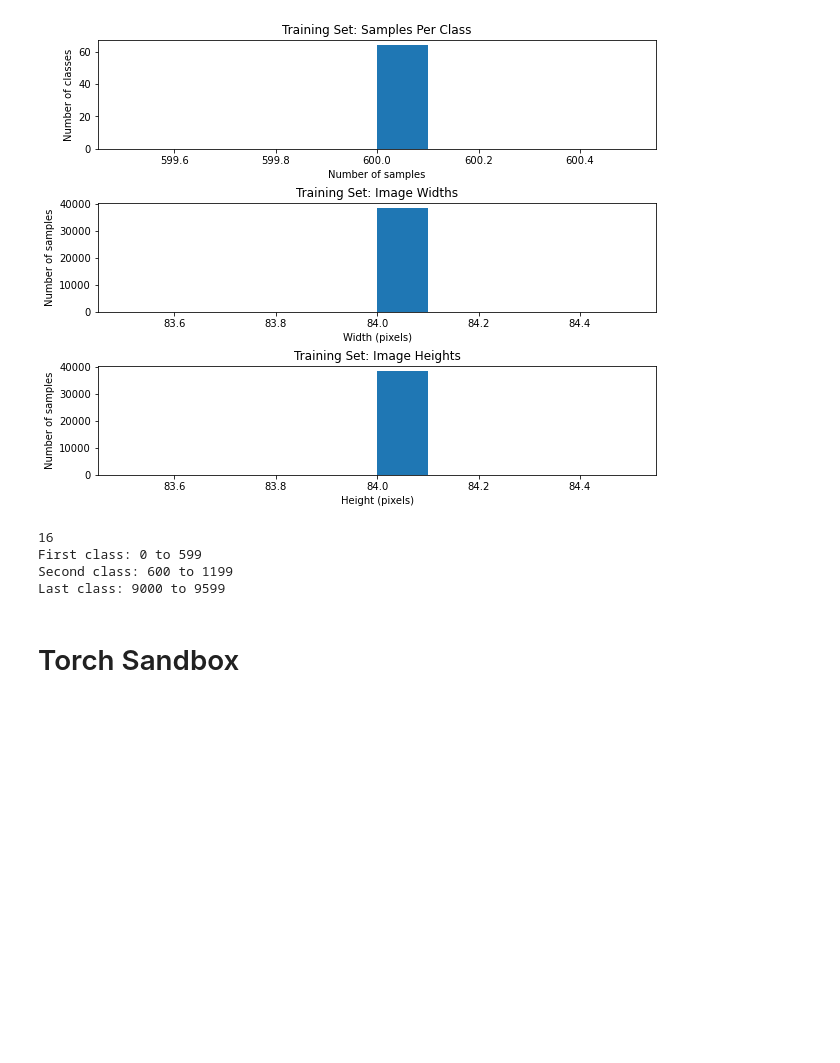
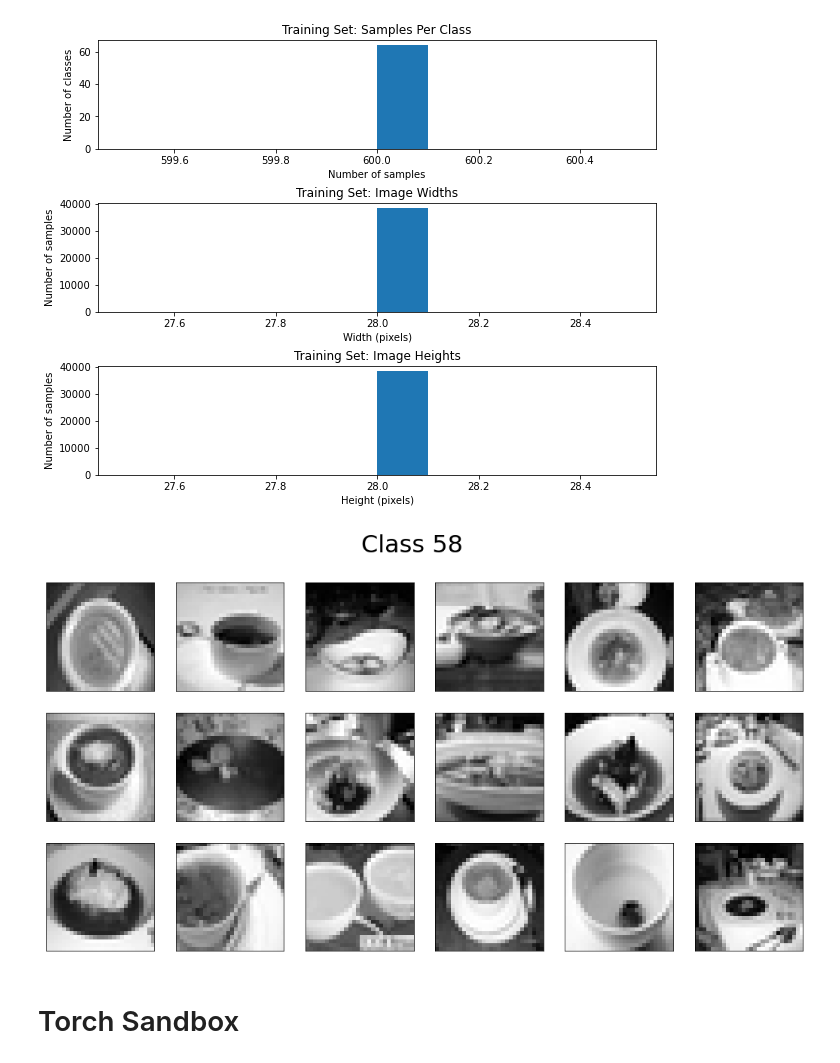
Before and after one commit to uvm-neurobotics-lab/higherANML, a Jupyter notebook: notebooks/ntraft-sandbox.ipynb, the cells around one changed output. Drawn from its saved outputs; the diff is of its cells as text; code cells hidden in the pictures; blank space fills up the shorter version.

```diff
--- a/notebooks/ntraft-sandbox.ipynb
+++ b/notebooks/ntraft-sandbox.ipynb
@@ -33,0 +29,23 @@ MD5 matches: /Users/ntraft/Development/data/mini-imagenet/train.tar
+# %%
+from torchvision.transforms import Compose, ToTensor, Resize, Lambda
+from torchvision.transforms.functional import InterpolationMode
+
+datadir = "../../data/mini-imagenet"
+im_size = 28
+
+transforms = Compose(
+    [
+        Resize(im_size, InterpolationMode.LANCZOS),
+        ToTensor(),
+        Lambda(lambda x: x.unsqueeze(0)),  # used to add batch dimension
+    ]
+)
+t_transforms = Lambda(lambda x: torch.tensor(x).unsqueeze(0))
+ds = MiniImageNet(
+    root=datadir,
+    split=Split.TRAIN,
+    transform=transforms,
+    target_transform=t_transforms,
+    greyscale=True,
+    download=True,
+)
@@ -85,17 +111,27 @@ Training Set statistics:
 64 classes
 38400 examples
 [figure]
-# %%
-cdex = ds.class_index
-print(len(cdex))
-print(f"First class: {cdex[0][0]} to {cdex[0][-1]}")
-print(f"Second class: {cdex[1][0]} to {cdex[1][-1]}")
-print(f"Last class: {cdex[-1][0]} to {cdex[-1][-1]}")
-# %% [output]
-16
-First class: 0 to 599
-Second class: 600 to 1199
-Last class: 9000 to 9599
+# %%
+# Randomly sample from a random class and display the samples.
+# NOTE: Assumes a dataset of type ClassIndexedDataset.
+rows = 3
+cols = 6
+rng = np.random.default_rng()
+indices = rng.choice(rng.choice(ds.class_index), size=rows*cols, replace=False)
+samples = [ds[i] for i in indices]
+
+fig, axs = plt.subplots(rows, cols, figsize=(cols*3, rows*3))
+fig.suptitle(f"Class {int(samples[0][1])}", fontsize=32)
+for i, (img, _) in enumerate(samples):
+    ax = axs[i//cols - 1, i%cols]
+    if not isinstance(img, PIL.Image.Image):  # if not image, then must be array-like
+        img = img.squeeze()
+    # cmap will be ignored if data is RGB(A) format, so this is compatible with both single- and multi-channel images.
+    ax.imshow(img, cmap='gray')
+    ax.get_xaxis().set_visible(False)
+    ax.get_yaxis().set_visible(False)
+# %% [output]
+[figure, added]
 # %% [markdown]
 # Torch Sandbox
 # %%
```
Also changed, not shown: parts of 7 cells of this notebook, 4 other files.
